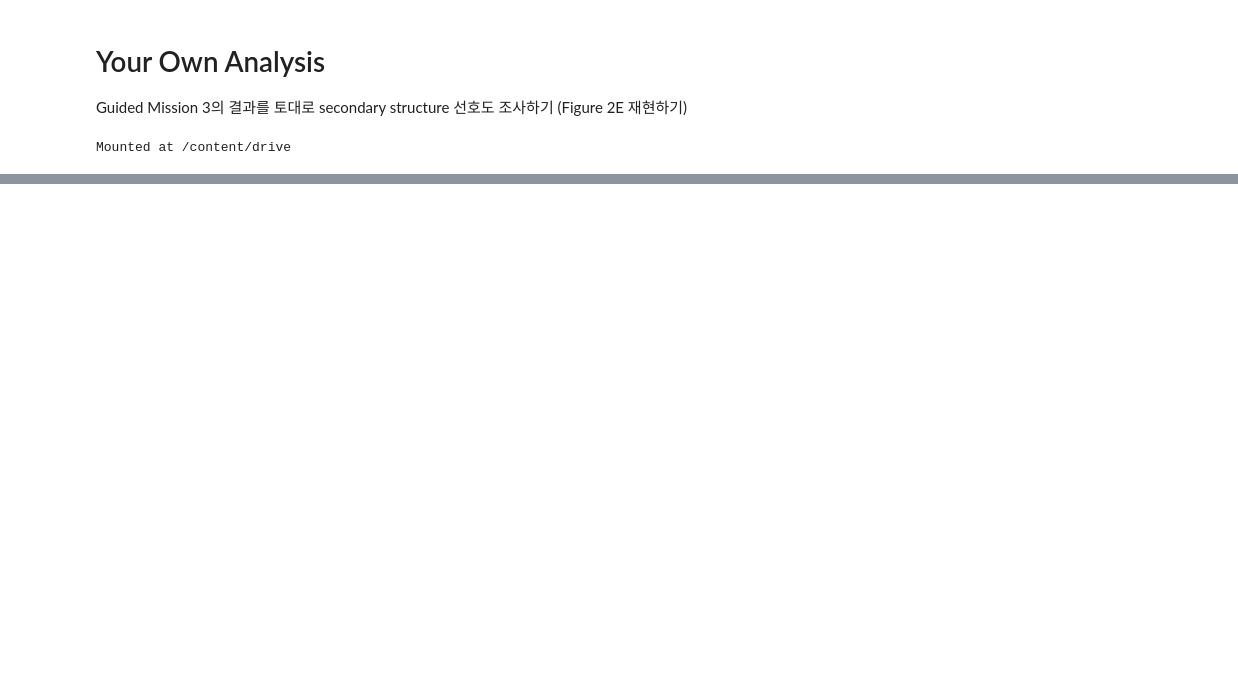
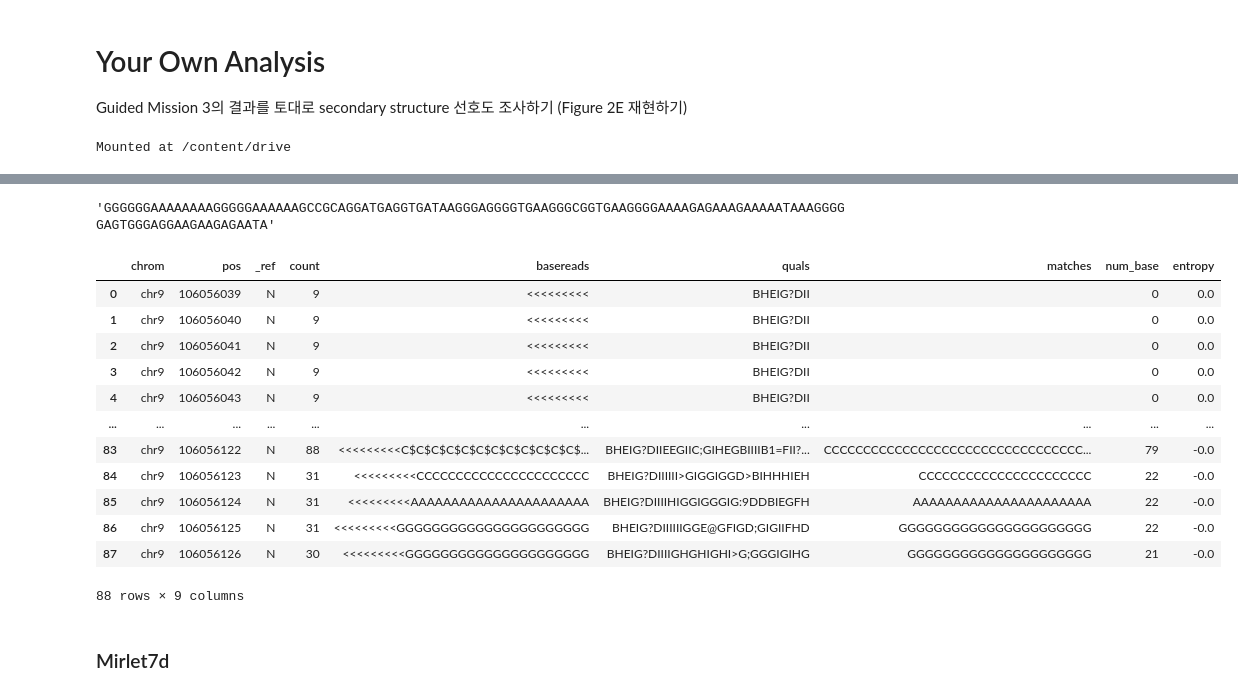
Before and after one commit to JeonSHyun/25-1-SNU-Bioinfo1, a Jupyter notebook: YourOwnAnalysis.ipynb, the cells around one changed output, grey strips where cells are left out. Saved outputs shown, nothing was run; the diff lists cells and outputs as text; code cells hidden in the pictures; blank space fills up the shorter version.

```diff
--- a/YourOwnAnalysis.ipynb
+++ b/YourOwnAnalysis.ipynb
@@ -56,0 +115,3 @@ Executing transaction: |/-\|/-\done
+# %%
+let7g = pd.read_csv('CLIP-let7g-gene.pileup', sep='\t', names=['chrom', 'pos', '_ref', 'count', 'basereads', 'quals'])
+let7g.tail()
@@ -56,0 +125,3 @@ Executing transaction: |/-\|/-\done
+# %%
+toremove = re.compile('[<>$*#^]')
+let7g['matches'] = let7g['basereads'].apply(lambda x: toremove.sub('', x))
@@ -56,0 +137,43 @@ Executing transaction: |/-\|/-\done
+# %%
+let7g[let7g['pos'] == 106056094].iloc[0]['matches']
+# %% [output]
+'GGGGGGAAAAAAAAGGGGGAAAAAAGCCGCAGGATGAGGTGATAAGGGAGGGGTGAAGGGCGGTGAAGGGGAAAAGAGAAAGAAAAATAAAGGGGGAGTGGGAGGAAGAAGAGAATA'
+# %%
+'''
+1. 각 position별로 base 수 세기
+'''
+let7g['num_base'] = let7g['matches'].str.len()
+
+'''
+2. 각 position별로 Shannon entropy를 계산
+'''
+def shannon_entropy(seq):
+    if not seq:
+        return 0
+    counts = Counter(seq)
+    total = sum(counts[b] for b in 'ATGC')
+    if total == 0:
+        return 0
+    entropy = -sum((counts[b]/total) * np.log2(counts[b]/total)
+                   for b in 'ATGC' if counts[b] > 0)
+    return entropy
+
+let7g['entropy'] = let7g['matches'].apply(shannon_entropy)
+# %%
+let7g
+# %% [output]
+|  | chrom | pos | _ref | count | basereads | quals | matches | num_base | entropy |
+| 0 | chr9 | 106056039 | N | 9 | <<<<<<<<< | BHEIG?DII |  | 0 | 0.0 |
+| 1 | chr9 | 106056040 | N | 9 | <<<<<<<<< | BHEIG?DII |  | 0 | 0.0 |
+| 2 | chr9 | 106056041 | N | 9 | <<<<<<<<< | BHEIG?DII |  | 0 | 0.0 |
+| 3 | chr9 | 106056042 | N | 9 | <<<<<<<<< | BHEIG?DII |  | 0 | 0.0 |
+| 4 | chr9 | 106056043 | N | 9 | <<<<<<<<< | BHEIG?DII |  | 0 | 0.0 |
+| ... | ... | ... | ... | ... | ... | ... | ... | ... | ... |
+| 83 | chr9 | 106056122 | N | 88 | <<<<<<<<<C$C$C$C$C$C$C$C$C$C$C$C$... | BHEIG?DIIEEGIIC;GIHEGBIIIIB1=FII?... | CCCCCCCCCCCCCCCCCCCCCCCCCCCCCCCCC... | 79 | -0.0 |
+| 84 | chr9 | 106056123 | N | 31 | <<<<<<<<<CCCCCCCCCCCCCCCCCCCCCC | BHEIG?DIIIIII>GIGGIGGD>BIHHHIEH | CCCCCCCCCCCCCCCCCCCCCC | 22 | -0.0 |
+| 85 | chr9 | 106056124 | N | 31 | <<<<<<<<<AAAAAAAAAAAAAAAAAAAAAA | BHEIG?DIIIIHIGGIGGGIG:9DDBIEGFH | AAAAAAAAAAAAAAAAAAAAAA | 22 | -0.0 |
+| 86 | chr9 | 106056125 | N | 31 | <<<<<<<<<GGGGGGGGGGGGGGGGGGGGGG | BHEIG?DIIIIIIGGE@GFIGD;GIGIIFHD | GGGGGGGGGGGGGGGGGGGGGG | 22 | -0.0 |
+| 87 | chr9 | 106056126 | N | 30 | <<<<<<<<<GGGGGGGGGGGGGGGGGGGGG | BHEIG?DIIIIGHGHIGHI>G;GGGIGIHG | GGGGGGGGGGGGGGGGGGGGG | 21 | -0.0 |
+88 rows × 9 columns
+# %% [markdown]
+### Mirlet7d
```
Also changed, not shown: parts of 33 cells of this notebook.
